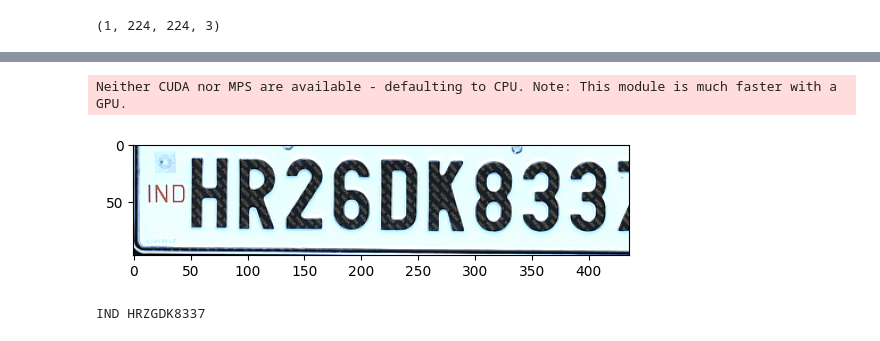
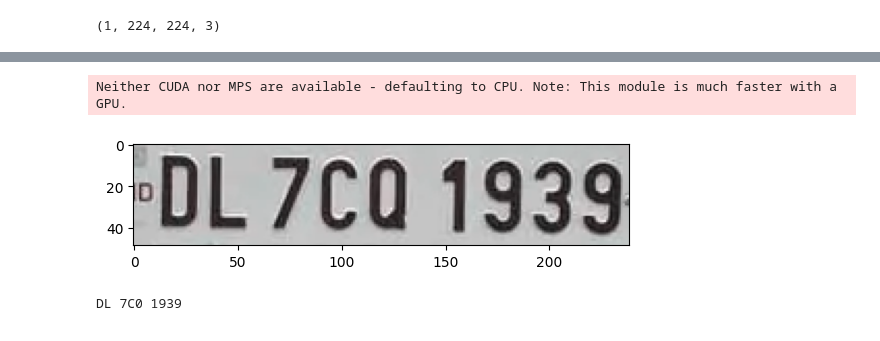
Before and after one commit to rubaanhasan/parker, a Jupyter notebook: ANPR/automatic-number-plate-recognition.ipynb, the cells around one changed output, grey strips where cells are left out. Cells and saved outputs as stored; diff of their text form; code cells hidden in the pictures.

```diff
--- a/ANPR/automatic-number-plate-recognition.ipynb
+++ b/ANPR/automatic-number-plate-recognition.ipynb
@@ -25,7 +41,7 @@ from tensorflow.keras.preprocessing.image import load_img, img_to_array
 import os
 
 # Define the directory path
-directory = 'D:\\automatic-number-plate-recognition-python-yolov8\\anpr\\images'
+directory = 'D:\\automatic-number-plate-recognition-python-yolov8\\anpr\\google_images'
 
 # List all the files in the directory
 files = os.listdir(directory)
@@ -39,6 +55,8 @@ print("\nFiltered files:")
 for file in filtered_files:
     f= os.path.join(directory, file)
     path.append(f)
+
+# all .xml files are stored in path
 # %% [output]
 Filtered files:
 # %%
@@ -205,7 +239,9 @@ print('Model loaded Sucessfully')
 # %% [output]
 Model loaded Sucessfully
 # %%
-path = "D:\\automatic-number-plate-recognition-python-yolov8\\anpr\\TEST\\TEST.jpeg"
+i=1
+cam="1"
+path = f"D:\\automatic-number-plate-recognition-python-yolov8\\anpr\\TEST\\TEST1.jpeg"
 image = load_img(path)
 image = np.array(image,dtype=np.uint8)
 image1 = load_img(path,target_size=(224,224))
@@ -215,4 +251,5 @@ image_arr_224 = img_to_array(image1)/255.0
 h,w,d = image.shape
 print('Height of the image =',h)
 print('Width of the image =',w)
+print(cam)
 # %% [output]
@@ -246,5 +284,5 @@ plt.imshow(image)
 # %%
-path = 'D:\\automatic-number-plate-recognition-python-yolov8\\anpr\\TEST\\TEST.jpeg'
+
 def object_detection(path):
 
     image = load_img(path)
@@ -277,22 +315,21 @@ img = np.array(load_img(path))
 xmin ,xmax,ymin,ymax = cods[0]
 roi = img[ymin:ymax,xmin:xmax]
 # %%
-
-
 image = roi
 
 reader = easyocr.Reader(['en'])
 
-result = reader.readtext(image)
+result = reader.readtext(image, allowlist = ' 0123456789ABCDEFGHIJKLMNOPQRSTUVWXYZ')
 out=[]
 for detection in result:
     out.append(detection[1])
 plt.imshow(cv2.cvtColor(image, cv2.COLOR_BGR2RGB))
 plt.show()
 # %% [output]
 Neither CUDA nor MPS are available - defaulting to CPU. Note: This module is much faster with a GPU.
-[figure, old version]
+[figure, new version]
 # %%
-print(' '.join(out))
+text = ' '.join(out)
+print(text)
 # %% [output]
-IND HRZGDK8337
+DL 7C0 1939
```
Also changed, not shown: parts of 20 cells of this notebook, 11 other files.
